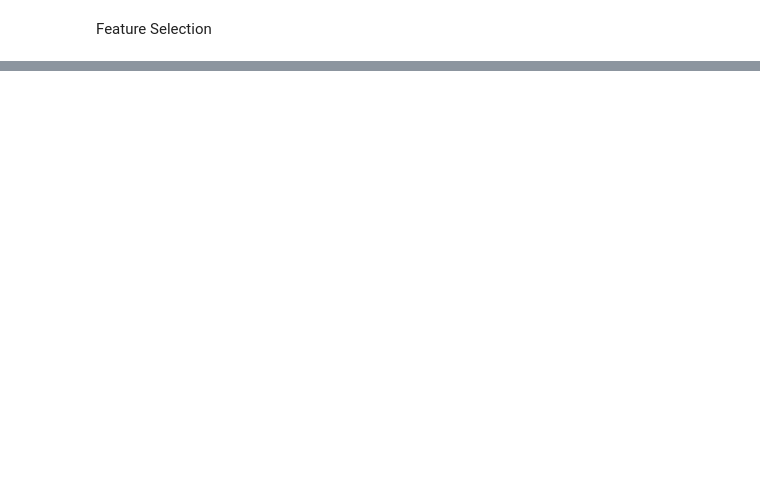
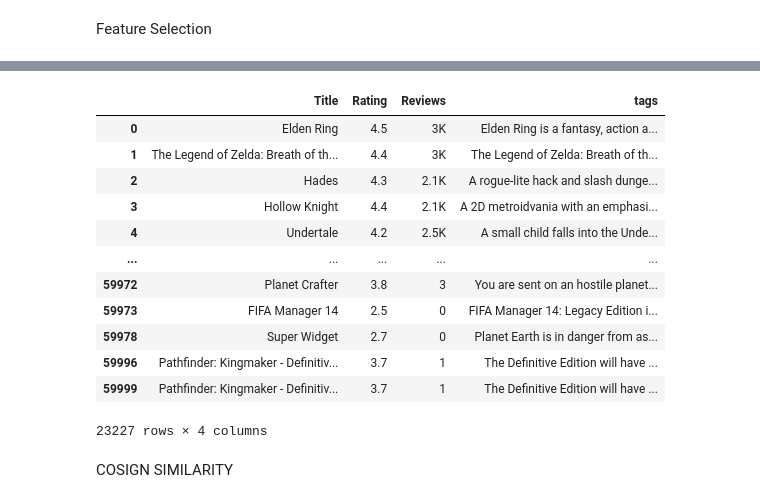
Before and after one commit to Saul999/Game_Recs, a Jupyter notebook: gamerecs.ipynb, the cells around one changed output, grey strips where cells are left out. Cells and saved outputs as stored; diff of their text form; code cells hidden in the pictures; blank space fills up the shorter version.

```diff
--- a/gamerecs.ipynb
+++ b/gamerecs.ipynb
@@ -76,0 +83,19 @@ games
+# %%
+#Gets rid of the 'Ratings' that are below 2 stars
+new_data = new_data[new_data['Rating'] >=2]
+# %%
+new_data
+# %% [output]
+|  | Title | Rating | Reviews | tags |
+| 0 | Elden Ring | 4.5 | 3K | Elden Ring is a fantasy, action a... |
+| 1 | The Legend of Zelda: Breath of th... | 4.4 | 3K | The Legend of Zelda: Breath of th... |
+| 2 | Hades | 4.3 | 2.1K | A rogue-lite hack and slash dunge... |
+| 3 | Hollow Knight | 4.4 | 2.1K | A 2D metroidvania with an emphasi... |
+| 4 | Undertale | 4.2 | 2.5K | A small child falls into the Unde... |
+| ... | ... | ... | ... | ... |
+| 59972 | Planet Crafter | 3.8 | 3 | You are sent on an hostile planet... |
+| 59973 | FIFA Manager 14 | 2.5 | 0 | FIFA Manager 14: Legacy Edition i... |
+| 59978 | Super Widget | 2.7 | 0 | Planet Earth is in danger from as... |
+| 59996 | Pathfinder: Kingmaker - Definitiv... | 3.7 | 1 | The Definitive Edition will have ... |
+| 59999 | Pathfinder: Kingmaker - Definitiv... | 3.7 | 1 | The Definitive Edition will have ... |
+23227 rows × 4 columns
@@ -76,0 +115,2 @@ games
+# %% [markdown]
+COSIGN SIMILARITY
```
Also changed, not shown: parts of 31 cells of this notebook.
